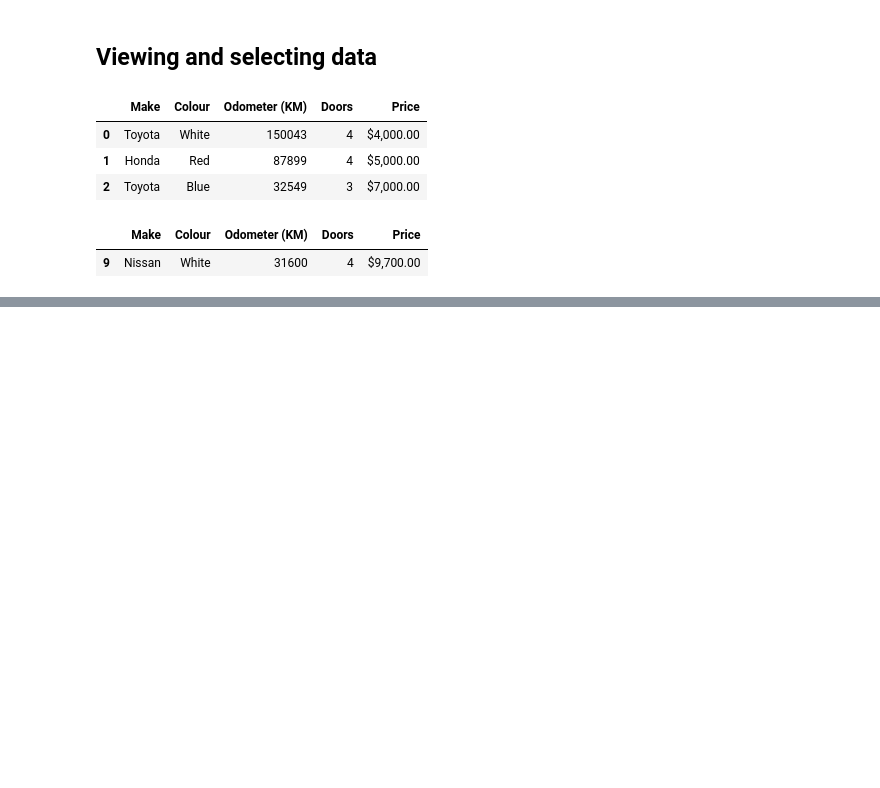
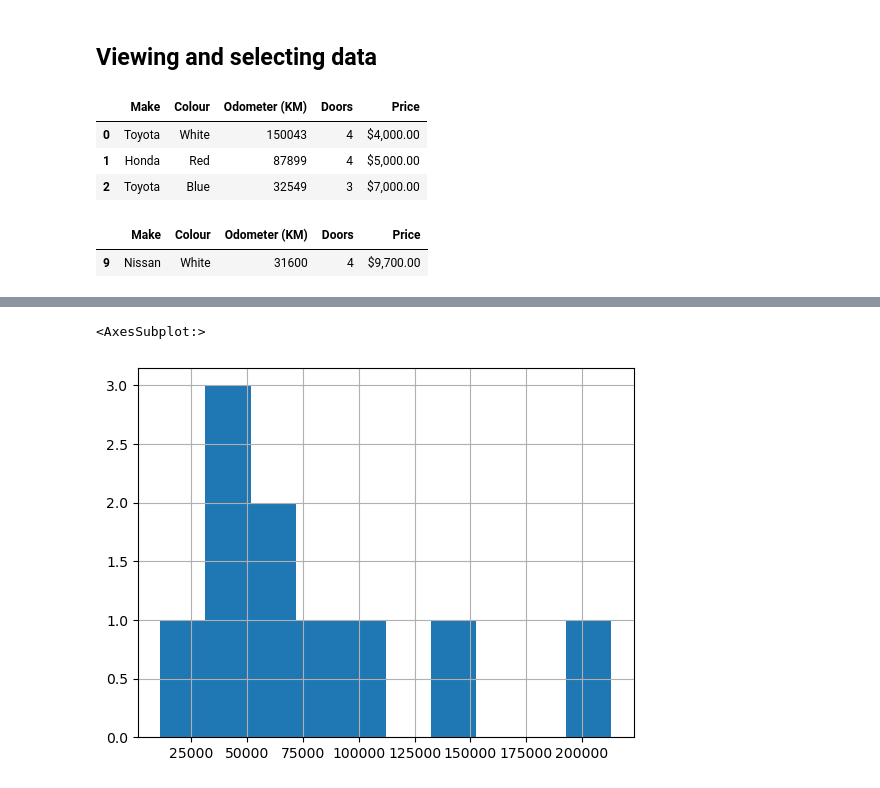
Before and after one commit to TowhidKashem/machine-learning, a Jupyter notebook: 2. intro-to-pandas/intro-to-pandas.ipynb, the cells around one changed output, grey strips where cells are left out. Cells and saved outputs as stored; diff of their text form; code cells hidden in the pictures; blank space fills up the shorter version.

```diff
--- a/2. intro-to-pandas/intro-to-pandas.ipynb
+++ b/2. intro-to-pandas/intro-to-pandas.ipynb
@@ -184,0 +247,7 @@ car_sales.tail(1)
+# %%
+# view as histogram (ideal for viewing a data over a spread)
+# the 2 bars to the right are outliers because they're apart from the majority of the bars to the left
+car_sales['Odometer (KM)'].hist()
+# %% [output]
+<AxesSubplot:>
+[figure, added]
```
Also changed, not shown: parts of 12 cells of this notebook, 1 other file.
